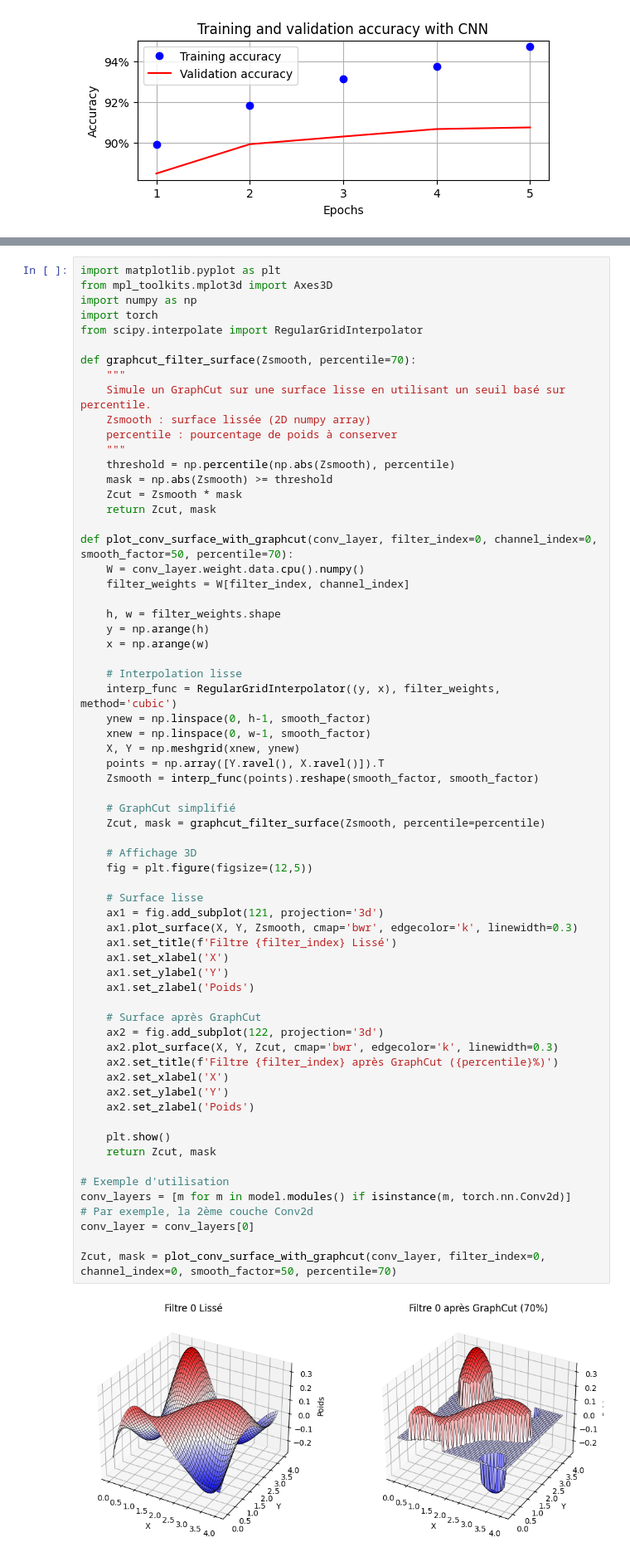
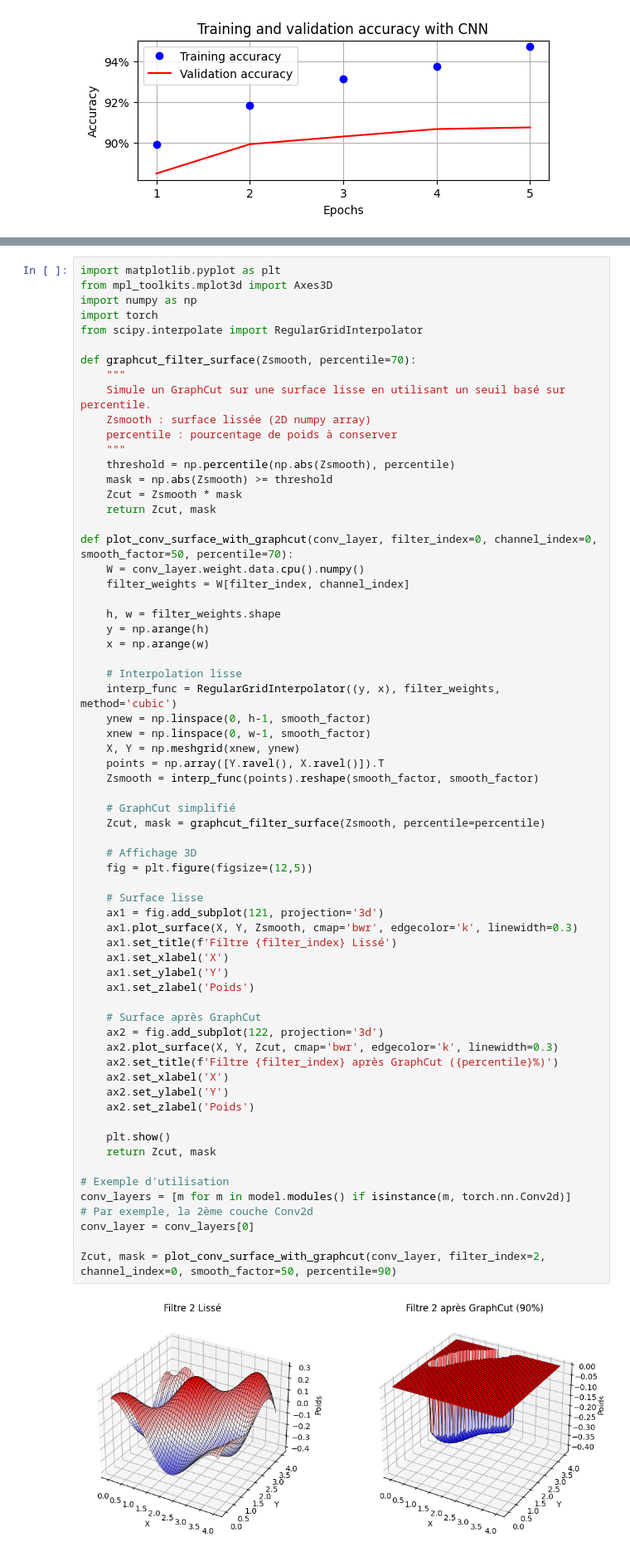
Before and after one commit to WerberAlex/E-DOLLYV2, a Jupyter notebook: Chapter04/CNN_on_FashionMNIST.ipynb, the cells around one changed output, grey strips where cells are left out. Shown at 83% size. Cells and saved outputs as stored; diff of their text form.

```diff
--- a/Chapter04/CNN_on_FashionMNIST.ipynb
+++ b/Chapter04/CNN_on_FashionMNIST.ipynb
@@ -246,35 +246,35 @@ def plot_conv_surface_with_graphcut(conv_layer, filter_index=0, channel_index=0,
     Zcut, mask = graphcut_filter_surface(Zsmooth, percentile=percentile)
 
     # Affichage 3D
     fig = plt.figure(figsize=(12,5))
 
     # Surface lisse
     ax1 = fig.add_subplot(121, projection='3d')
     ax1.plot_surface(X, Y, Zsmooth, cmap='bwr', edgecolor='k', linewidth=0.3)
     ax1.set_title(f'Filtre {filter_index} Lissé')
     ax1.set_xlabel('X')
     ax1.set_ylabel('Y')
     ax1.set_zlabel('Poids')
 
     # Surface après GraphCut
     ax2 = fig.add_subplot(122, projection='3d')
     ax2.plot_surface(X, Y, Zcut, cmap='bwr', edgecolor='k', linewidth=0.3)
     ax2.set_title(f'Filtre {filter_index} après GraphCut ({percentile}%)')
     ax2.set_xlabel('X')
     ax2.set_ylabel('Y')
     ax2.set_zlabel('Poids')
 
     plt.show()
     return Zcut, mask
 
 # Exemple d'utilisation
 conv_layers = [m for m in model.modules() if isinstance(m, torch.nn.Conv2d)]
 # Par exemple, la 2ème couche Conv2d
 conv_layer = conv_layers[0]
 
-Zcut, mask = plot_conv_surface_with_graphcut(conv_layer, filter_index=0, channel_index=0, smooth_factor=50, percentile=70)
+Zcut, mask = plot_conv_surface_with_graphcut(conv_layer, filter_index=2, channel_index=0, smooth_factor=50, percentile=90)
 # %% [output]
-[figure, old version]
+[figure, new version]
 # %%
 import numpy as np
 
```
Also changed, not shown: parts of 4 cells of this notebook.
